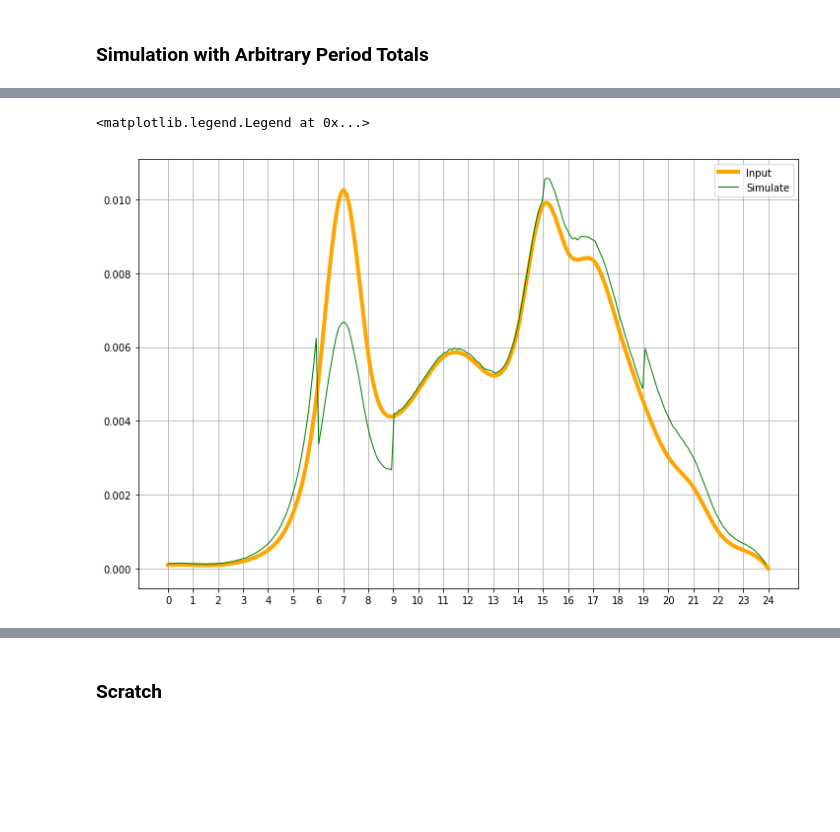
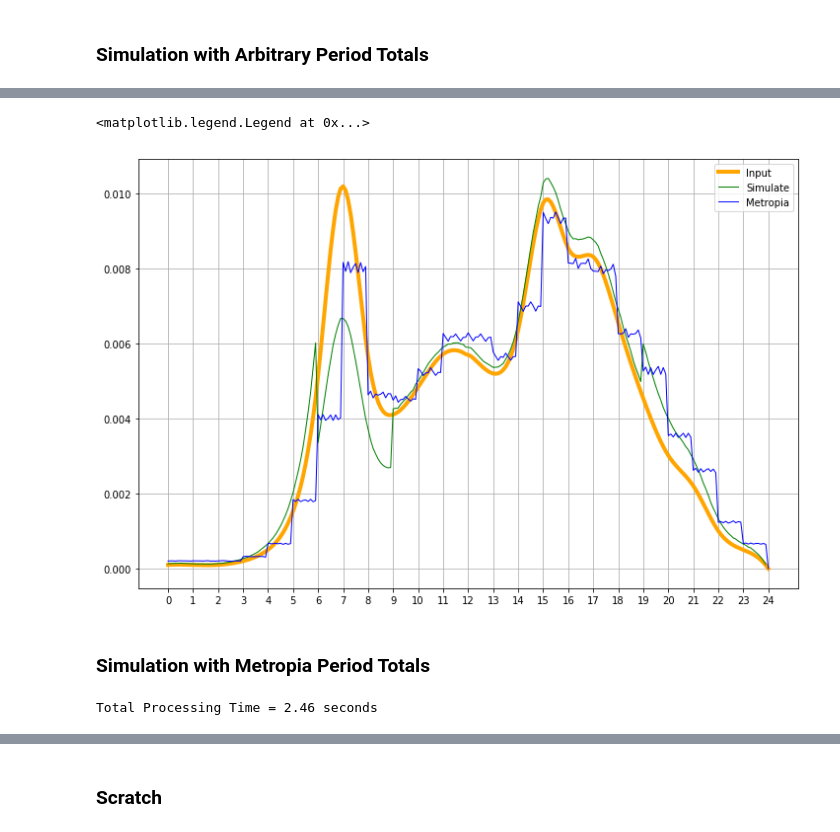
Before and after one commit to xys234/Work, a Jupyter notebook: notebooks/2019_05_09_SWIFT_Diurnal_Simulation.ipynb, the cells around one changed output, grey strips where cells are left out. Cells and saved outputs as stored; diff of their text form; code cells hidden in the pictures; blank space fills up the shorter version.

```diff
--- a/notebooks/2019_05_09_SWIFT_Diurnal_Simulation.ipynb
+++ b/notebooks/2019_05_09_SWIFT_Diurnal_Simulation.ipynb
@@ -52,4 +132,4 @@ input_diurnal_period_totals
 # %%
-omx_period_totals = [0.138051, 0.355870, 0.327969 ,0.178110]
+omx_period_totals = [0.056962, 0.138051, 0.355870, 0.327969 ,0.121148]
 omx_period_totals
 # %% [output]
@@ -58,0 +149,4 @@ SAMPLE_SIZE = 30_000_000
+# %%
+HOURLY_CURVE_DIURNAL_FILE = r'C:\Projects\SWIFT_Project_Data\Outputs\HGAC_45_fr_diurnal_agg.csv'
+df_hourly_curve_diurnal = pd.read_csv(HOURLY_CURVE_DIURNAL_FILE)
+df_hourly_curve_diurnal.head()
@@ -115,7 +229,7 @@ dt_gen = DTGenerator(x=xs, prob=ys, interp=0, seed=RANDOM_SEED)
 ### Simulated with Input Diurnal Period Totals
 # %%
 trips = [int(SAMPLE_SIZE*s) for s in input_diurnal_period_totals]
-periods = [[(6,9)], [(9,15)], [(15,19)], [(0,6),(19,24)]]
+periods = [[(0,6)], [(6,9)], [(9,15)], [(15,19)], [(19,24)]]
 # %%
 start = time.clock()
 departure_times = np.array([])
@@ -143,7 +259,7 @@ ax.legend()
 ### Simulation with Arbitrary Period Totals
 # %%
 trips = [int(SAMPLE_SIZE*s) for s in omx_period_totals]
-periods = [[(6,9)], [(9,15)], [(15,19)], [(0,6),(19,24)]]
+periods = [[(0,6)], [(6,9)], [(9,15)], [(15,19)], [(19,24)]]
 # %%
 start = time.clock()
 departure_times = np.array([])
@@ -159,11 +275,28 @@ hist = hist / sum(hist)
 # %%
 fig, ax = plt.subplots(figsize=(12,8))
 ax.plot(xs, ys, color='orange', linewidth=4, label='Input')
 ax.plot(bin_edges[:-1], hist, color='green', linewidth=1, label='Simulate')
+ax.plot(df_hourly_curve_diurnal.Start, df_hourly_curve_diurnal.Trips / np.sum(df_hourly_curve_diurnal.Trips.values)
+       , color='blue', linewidth=1, label='Metropia')
 ax.set_xticks(hours)
 ax.set_xticklabels(hours)
 ax.grid(True)
 ax.legend()
 # %% [output]
 <matplotlib.legend.Legend at 0x...>
-[figure, old version]
+[figure, new version]
+# %% [markdown]
+### Simulation with Metropia Period Totals
+# %%
+trips = [int(SAMPLE_SIZE*s) for s in hourly_curve_diurnal_period_totals]
+periods = [[(0,6)], [(6,9)], [(9,15)], [(15,19)], [(19,24)]]
+start = time.clock()
+departure_times = np.array([])
+for trip, period in zip(trips, periods):
+    departure_times = np.concatenate([departure_times,dt_gen.dt(period, trip)])
+end = time.clock()
+print("Total Processing Time = {0:.2f} seconds".format(end-start))
+hist, bin_edges = np.histogram(departure_times, bins=dt_gen._x_interp, density=False)
+hist = hist / sum(hist)
+# %% [output]
+Total Processing Time = 2.46 seconds
```
Also changed, not shown: parts of 36 cells of this notebook, 1 other file.
